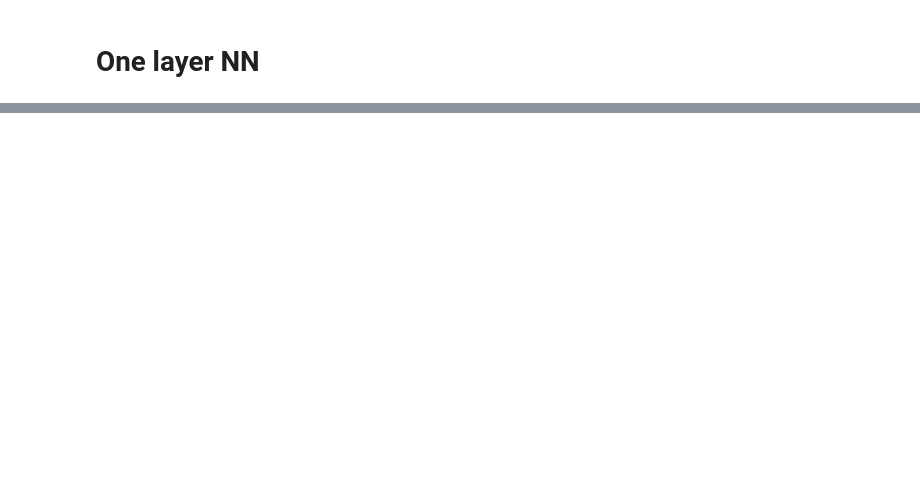
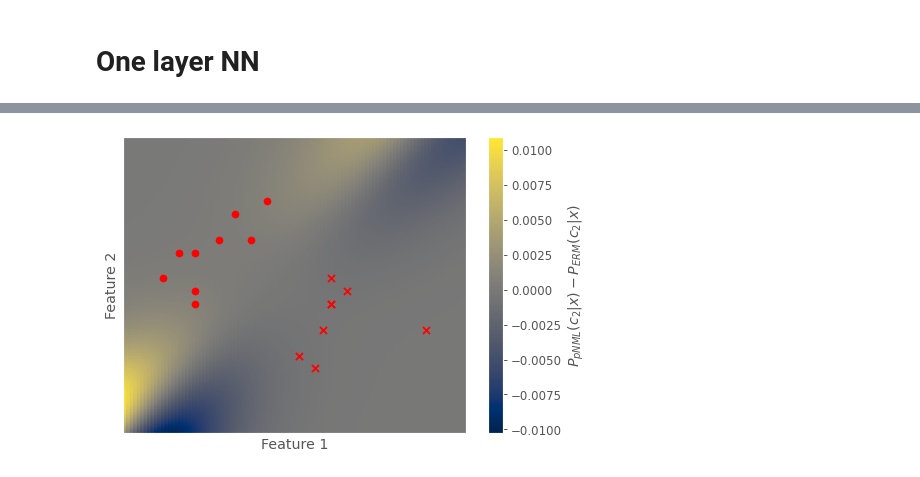
Before and after one commit to kobybibas/pnml_ood_detection, a Jupyter notebook: notebooks/one_layer_nn.ipynb, the cells around one changed output, grey strips where cells are left out. Drawn from its saved outputs; the diff is of its cells as text; code cells hidden in the pictures; blank space fills up the shorter version.

```diff
--- a/notebooks/one_layer_nn.ipynb
+++ b/notebooks/one_layer_nn.ipynb
@@ -123 +80,21 @@ plt.show()
+# %%
+# import some data to play with
+iris = datasets.load_iris()
+x_train = iris.data[:, :2]  # we only take the first two features.
+x_train = add_bias(x_train)
+y_train = iris.target
+
+# Get only label 0 and 1
+x_train = x_train[y_train != 1]
+y_train = y_train[y_train != 1]
+y_train[y_train == 2] = 1
+
+# Reduce number of training set
+x_train = x_train[::6]
+y_train = y_train[::6]
+
+x1_min, x1_max = x_train[:, 0].min() - 0.5, x_train[:, 0].max() + 0.5
+x2_min, x2_max = x_train[:, 1].min() - 0.5, x_train[:, 1].max() + 0.5
+
+x_test = create_testset(np.linspace(x1_min, x1_max, 100), np.linspace(x2_min, x2_max, 100))
 # %% [markdown]
@@ -270,0 +244,22 @@ x_bot_squares
+# %%
+# Regret
+fig, ax = plt.subplots(1, 1, sharex=True, figsize=figsize)
+im = ax.scatter(x_test[:, 0], x_test[:, 1], c= pnml_probs[:, 1] - erm_probs[:, 1], cmap="cividis")
+
+ax.scatter(x_train[neg_idx, 0], x_train[neg_idx, 1], marker="o", color="r", label="Class 0")
+ax.scatter(x_train[pos_idx, 0], x_train[pos_idx, 1], marker="x", color="r", label="Class 1")
+ax.set_xlabel(r"Feature 1")
+ax.set_ylabel(r"Feature 2")
+fig.colorbar(im, label=r"$ P_{pNML}(c_2|x) - P_{ERM}(c_2|x)$", ax=ax)
+plt.xlim(x1_min, x1_max)
+plt.ylim(x2_min, x2_max)
+
+ax.set_xticks([])
+ax.set_xticks([], minor=True)
+ax.set_yticks([])
+ax.set_yticks([], minor=True)
+plt.tight_layout()
+plt.savefig("../outputs/visualizations/syntetic_pnml_prob.pdf")
+plt.show()
+# %% [output]
+[figure, added]
```
Also changed, not shown: parts of 21 cells of this notebook, 12 other files.
